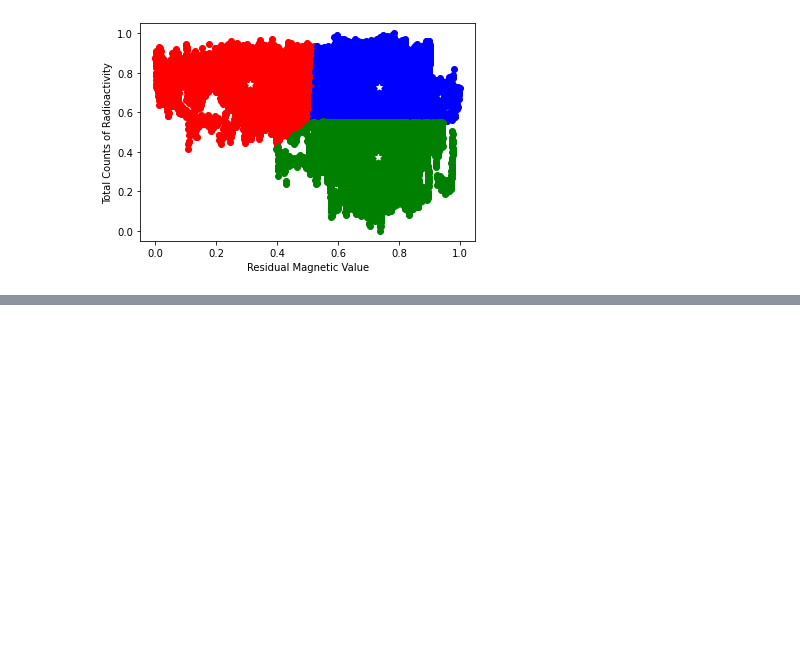
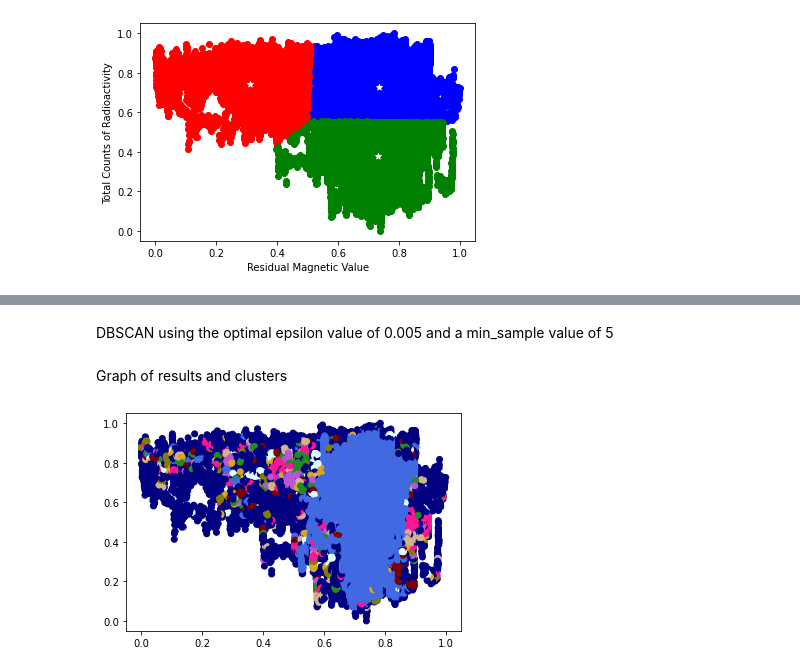
Before and after one commit to malbert131/FRI_Group_4_Project, a Jupyter notebook: main.ipynb, the cells around one changed output, grey strips where cells are left out. Saved outputs shown, nothing was run; the diff lists cells and outputs as text; code cells hidden in the pictures; blank space fills up the shorter version.

```diff
--- a/main.ipynb
+++ b/main.ipynb
@@ -326,0 +364,24 @@ kmeans()
+# %% [markdown]
+DBSCAN using the optimal epsilon value of 0.005 and a min_sample value of 5
+# %%
+# optimal espilon value
+optimal_eps = 0.005
+
+# DBSCAN model and fitting
+dbscan = DBSCAN(eps=optimal_eps, min_samples=5)
+dbscan.fit(dbscan_data_array)
+
+# list of clusters and points
+dbscan_clusters = dbscan.labels_
+# %% [markdown]
+Graph of results and clusters
+# %%
+colors = ['royalblue', 'maroon', 'forestgreen', 'mediumorchid', 'tan', 'deeppink', 'olive', 'goldenrod', 'lightcyan', 'navy']
+
+vectorizer = np.vectorize(lambda x: colors[x % len(colors)])
+
+plt.scatter(dbscan_data_array[:,0], dbscan_data_array[:,1], c=vectorizer(dbscan_clusters))
+
+plt.show()
+# %% [output]
+[figure, added]
```
Also changed, not shown: parts of 11 cells of this notebook.
